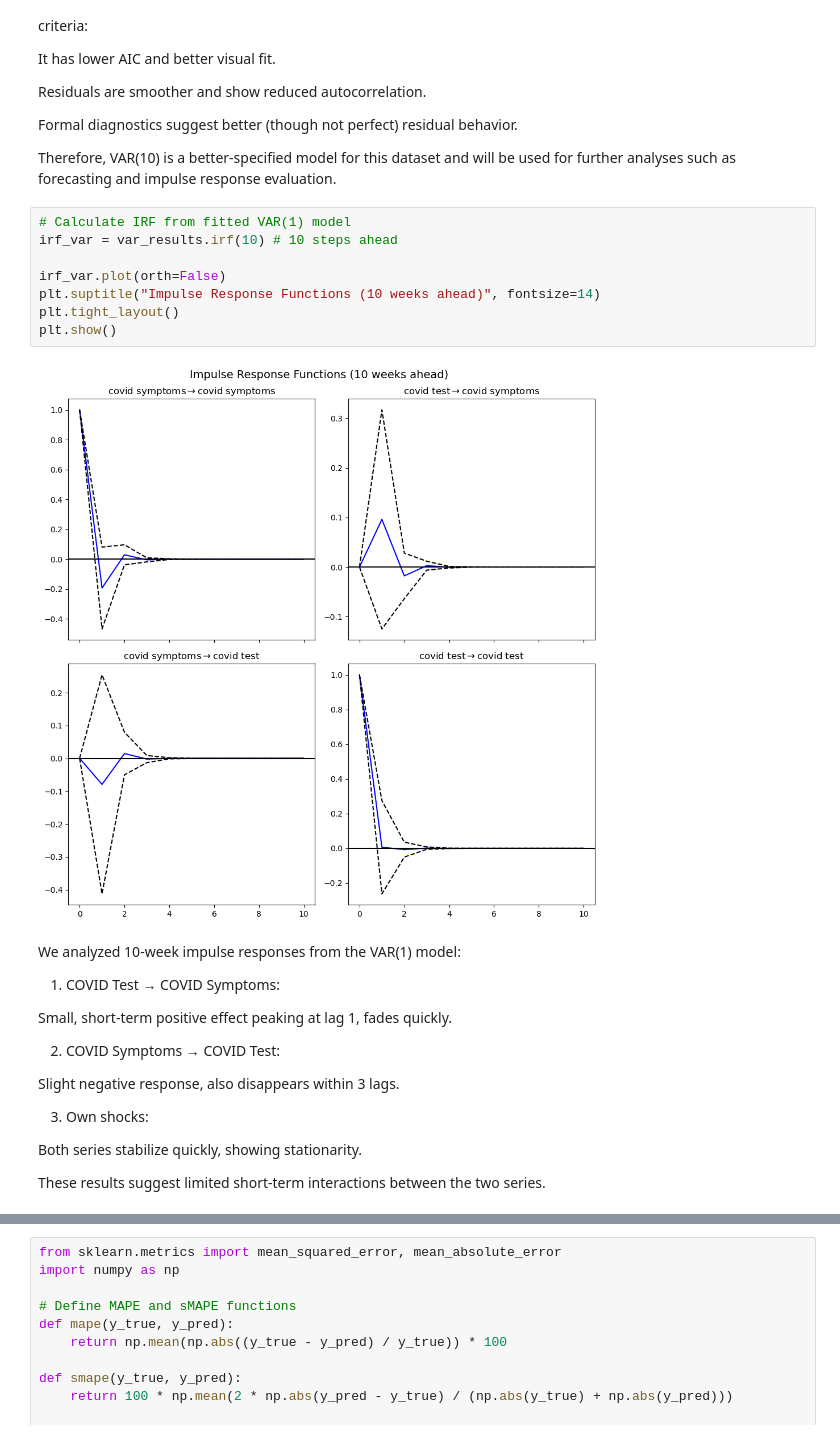
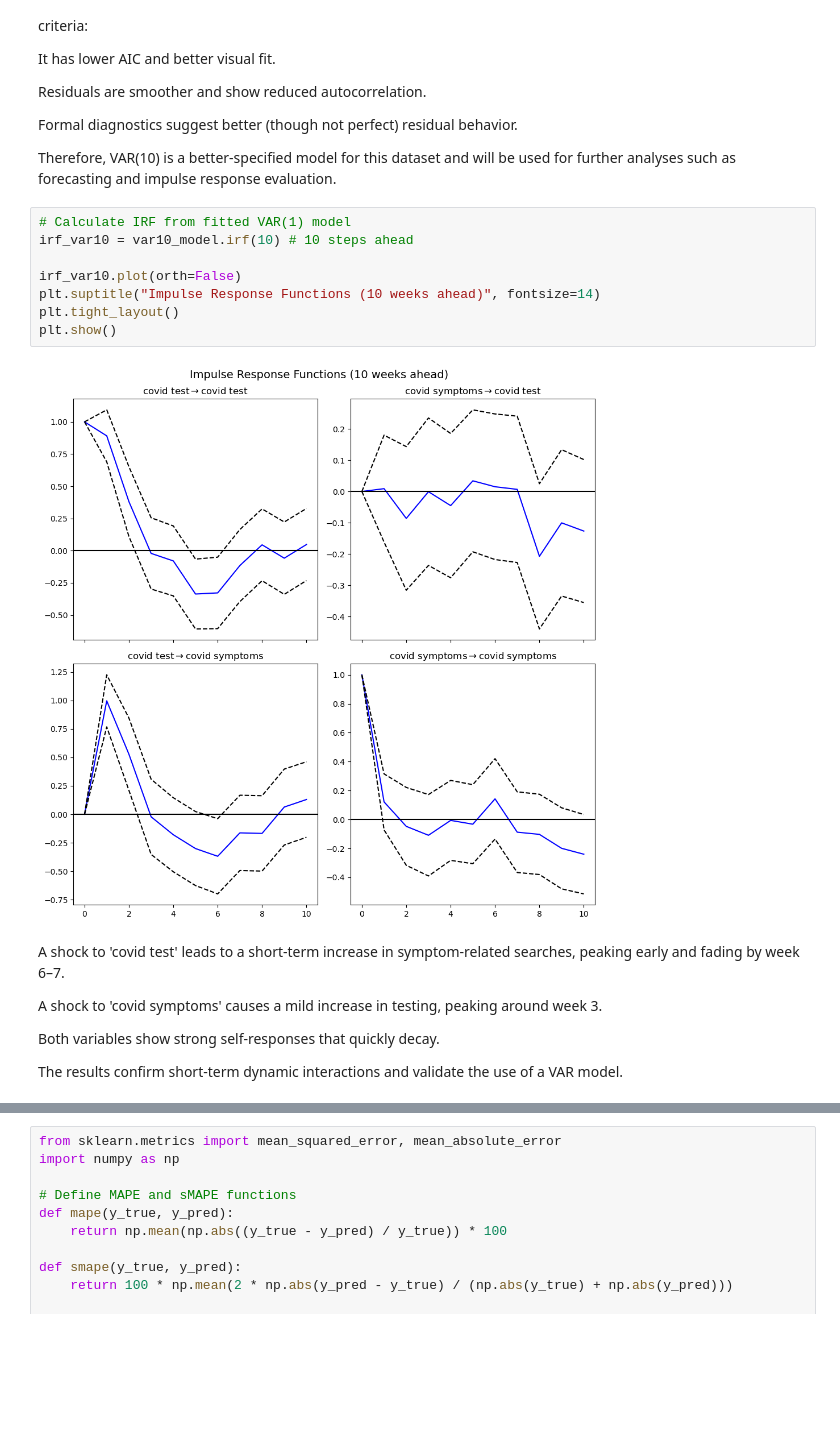
Before and after one commit to sevintanerdi/TSAproject, a Jupyter notebook: TSA_analysis.ipynb, the cells around one changed output, grey strips where cells are left out. Cells and saved outputs as stored; diff of their text form; blank space fills up the shorter version.

```diff
--- a/TSA_analysis.ipynb
+++ b/TSA_analysis.ipynb
@@ -598,29 +598,22 @@ Formal diagnostics suggest better (though not perfect) residual behavior.
 Therefore, VAR(10) is a better-specified model for this dataset and will be used for further analyses such as forecasting and impulse response evaluation.
 # %%
 # Calculate IRF from fitted VAR(1) model
-irf_var = var_results.irf(10) # 10 steps ahead
+irf_var10 = var10_model.irf(10) # 10 steps ahead
 
-irf_var.plot(orth=False)
+irf_var10.plot(orth=False)
 plt.suptitle("Impulse Response Functions (10 weeks ahead)", fontsize=14)
 plt.tight_layout()
 plt.show()
 # %% [output]
-[figure, old version]
+[figure, new version]
 # %% [markdown]
-We analyzed 10-week impulse responses from the VAR(1) model:
+A shock to 'covid test' leads to a short-term increase in symptom-related searches, peaking early and fading by week 6–7.
 
-1. COVID Test → COVID Symptoms:
+A shock to 'covid symptoms' causes a mild increase in testing, peaking around week 3.
 
-Small, short-term positive effect peaking at lag 1, fades quickly.
+Both variables show strong self-responses that quickly decay.
 
-2. COVID Symptoms → COVID Test:
 
-Slight negative response, also disappears within 3 lags.
-
-3. Own shocks:
-
-Both series stabilize quickly, showing stationarity.
-
-These results suggest limited short-term interactions between the two series.
+The results confirm short-term dynamic interactions and validate the use of a VAR model.
 # %%
 # Calculate FEVD from fitted VAR(1) model
```
Also changed, not shown: parts of 5 cells of this notebook.
